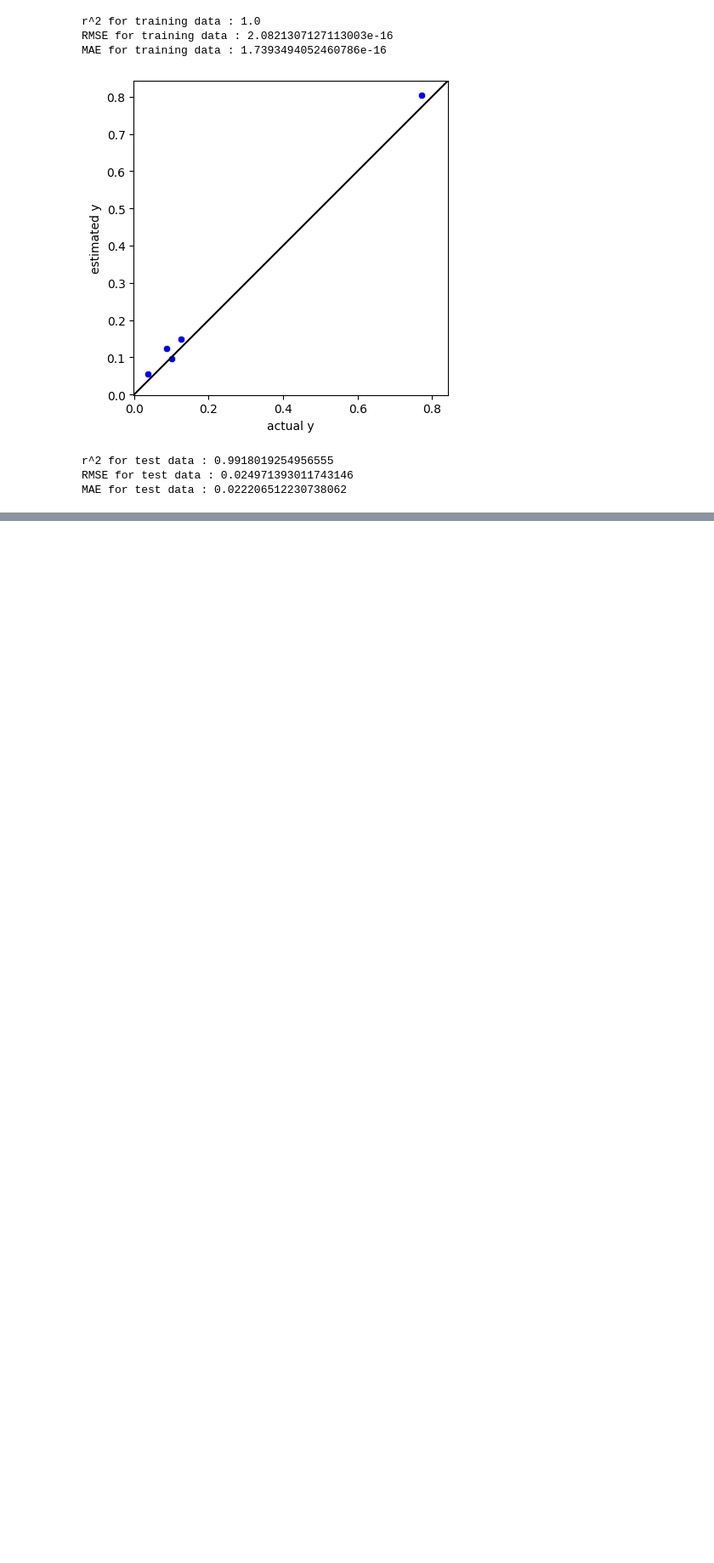
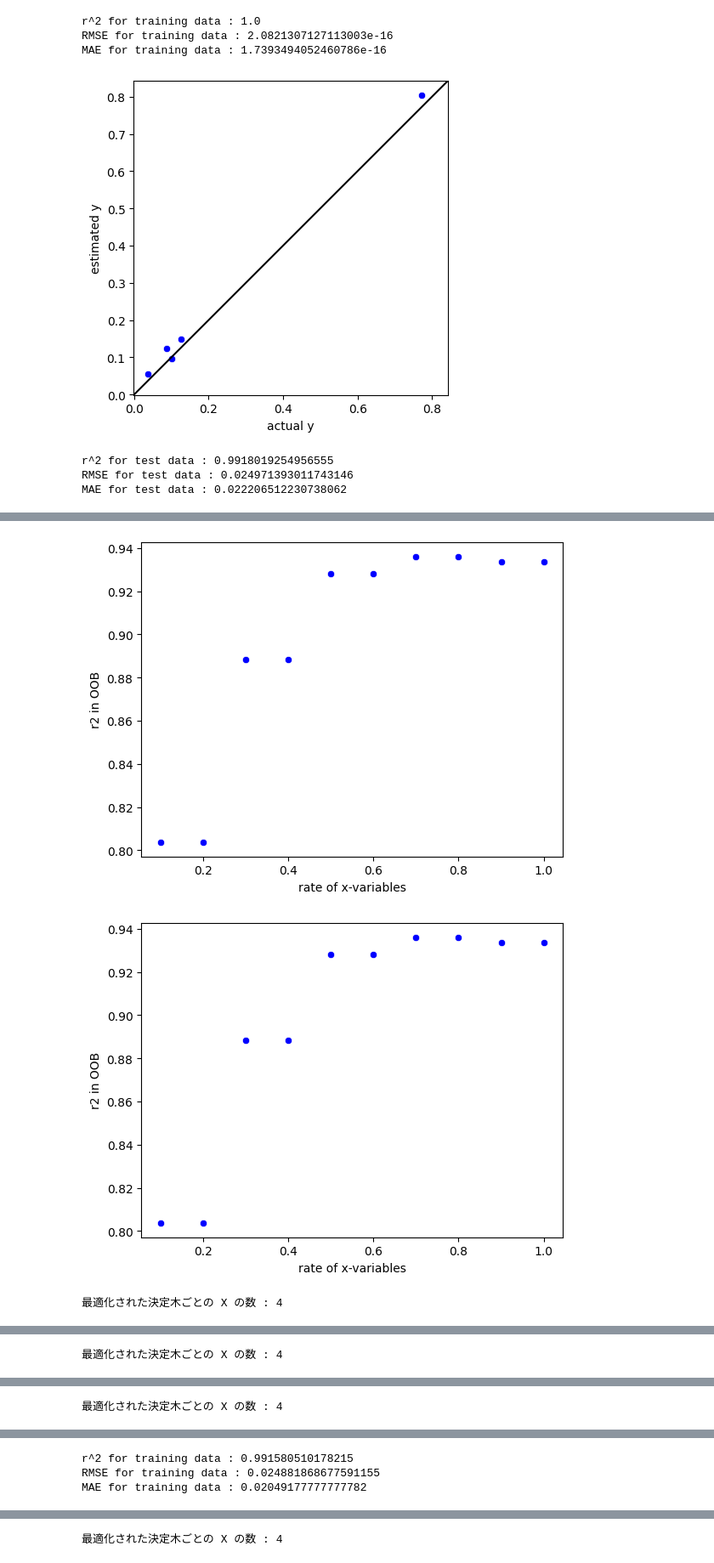
Before and after one commit to sato1214syun/python_doe_kspub, a Jupyter notebook: script/chap3.ipynb, the cells around one changed output, grey strips where cells are left out. Shown: that part at 85% size. Saved outputs shown, nothing was run; the diff lists cells and outputs as text; code cells hidden in the pictures; blank space fills up the shorter version.

```diff
--- a/script/chap3.ipynb
+++ b/script/chap3.ipynb
@@ -698,7 +698,6 @@ MAE for test data : 0.022206512230738062
 # %%
 # 3.8 決定木回帰分析
 import matplotlib.pyplot as plt
-import numpy as np
 import polars as pl
 import seaborn as sns
 from sklearn.metrics import mean_absolute_error, r2_score, root_mean_squared_error
@@ -766,7 +765,7 @@ ax.set_ylabel("r^2 in cross-validation")
 plt.show()
 
 # クロスバリデーション後の最適化された木の深さ
-optimal_max_depth = max_depths.item(dt_result.get_column("r2_cvs").arg_max())
+optimal_max_depth = dt_result.item(dt_result["r2_cvs"].arg_max(), "max_depth")
 print("最適化された木の深さの最大値 :", optimal_max_depth)
 
 # モデル構築
@@ -880,9 +880,10 @@ from sklearn.metrics import mean_absolute_error, r2_score, root_mean_squared_err
 from sklearn.model_selection import train_test_split
 
 number_of_test_samples = 5  # テストデータのサンプル数
-x_variables_rates = pl.linear_space(
-    0.1, 1.0, 10, closed="both", eager=True
-)  # 決定木における X の数の割合
+# 決定木における X の数の割合
+x_variables_rates = pl.linear_space(0.1, 1.0, 10, closed="both", eager=True).alias(
+    "x_variables_rate"
+)
 number_of_trees = 300  # サブデータセットの数
 
 dataset_wt_idx = pl.read_csv("../test_data/resin.csv")
@@ -927,10 +928,11 @@ def calc_r2_oob(x_variables_rate: float, x: pl.DataFrame, y: pl.Series) -> float
     model.fit(x, y)
     return model.oob_score_
 
+
 rf_result = x_variables_rates.to_frame().with_columns(
-    pl.col("x_variables_rate").map_elements(
-        lambda rate: calc_r2_oob(rate, x_train, y_train)
-    ).alias("r2_oob")
+    pl.col("x_variables_rate")
+    .map_elements(lambda rate: calc_r2_oob(rate, x_train, y_train), pl.Float64)
+    .alias("r2_oob")
 )
 
 # 結果の確認
@@ -939,7 +941,9 @@ ax.set_xlabel("rate of x-variables")
 ax.set_ylabel("r2 in OOB")
 plt.show()
 # OOB 後の最適化された決定木ごとの X の数の割合
-optimal_x_variables_rate = x_variables_rates.get_column("r2_oob").arg_max()
+optimal_x_variables_rate = rf_result.item(
+    rf_result["r2_oob"].arg_max(), "x_variables_rate"
+)
 print(
     "最適化された決定木ごとの X の数 :",
     int(math.ceil(x_train.width * optimal_x_variables_rate)),
@@ -955,11 +959,11 @@ model = RandomForestRegressor(
 model.fit(x_train, y_train)
 
 # 特徴量の重要度
-variable_importances = pl.Series("importances", model.feature_importances_)
-variable_importances = variable_importances.clone().insert_column(
+variable_importance = pl.Series("importance", model.feature_importances_)
+variable_importance = variable_importance.to_frame().insert_column(
     0, pl.Series("index", x_train.columns)
 )
-variable_importances.write_csv("../output/variable_importances_rf.csv")
+variable_importance.write_csv("../output/variable_importance_rf.csv")
 
 # トレーニングデータの推定
 estimated_y_train = pl.Series("estimated_y", model.predict(x_train))
@@ -1001,30 +1005,34 @@ estimated_y_test = pl.Series("estimated_y", model.predict(x_test))
 # テストデータの実測値 vs. 推定値のプロット
 ax = sns.scatterplot(x=y_test, y=estimated_y_test, color="blue")
 y_max = max(y_test.max(), estimated_y_test.max())
 y_min = min(y_test.min(), estimated_y_test.min())
 y_range = 0.05 * (y_max - y_min)
 ax.plot([y_min - y_range, y_max + y_range], [y_min - y_range, y_max + y_range], "k-")
 ax.set_ylim(y_min - y_range, y_max + y_range)
 ax.set_xlim(y_min - y_range, y_max + y_range)
 ax.set_xlabel("actual y")
 ax.set_ylabel("estimated y")
 ax.set_aspect("equal", adjustable="box")
 plt.show()
 
 # テストデータのr2, RMSE, MAE
 print("r^2 for test data :", r2_score(y_test, estimated_y_test))
 print("RMSE for test data :", root_mean_squared_error(y_test, estimated_y_test))
 print("MAE for test data :", mean_absolute_error(y_test, estimated_y_test))
 
 # テストデータの結果の保存
 results_test = (
     y_test.to_frame()
     .select(pl.col(y_test.name).alias("actual_y"))
     .insert_column(1, estimated_y_test)
     .with_columns(
         (pl.col("actual_y") - pl.col("estimated_y")).alias(
             "error_of_y(actual_y-estimated_y)"
         )
     )
 )
 results_test.write_csv("../output/estimated_y_test_in_detail_rf.csv")
+# %% [output]
+[figure, added]
+[figure, added]
+最適化された決定木ごとの X の数 : 4
@@ -1030,0 +1040 @@ results_test.write_csv("../output/estimated_y_test_in_detail_rf.csv")
+最適化された決定木ごとの X の数 : 4
@@ -1030,0 +1043 @@ results_test.write_csv("../output/estimated_y_test_in_detail_rf.csv")
+最適化された決定木ごとの X の数 : 4
@@ -1030,0 +1045,3 @@ results_test.write_csv("../output/estimated_y_test_in_detail_rf.csv")
+r^2 for training data : 0.991580510178215
+RMSE for training data : 0.024881868677591155
+MAE for training data : 0.02049177777777782
@@ -1030,0 +1049 @@ results_test.write_csv("../output/estimated_y_test_in_detail_rf.csv")
+最適化された決定木ごとの X の数 : 4
```
Also changed, not shown: parts of 3 cells of this notebook, 3 other files.
